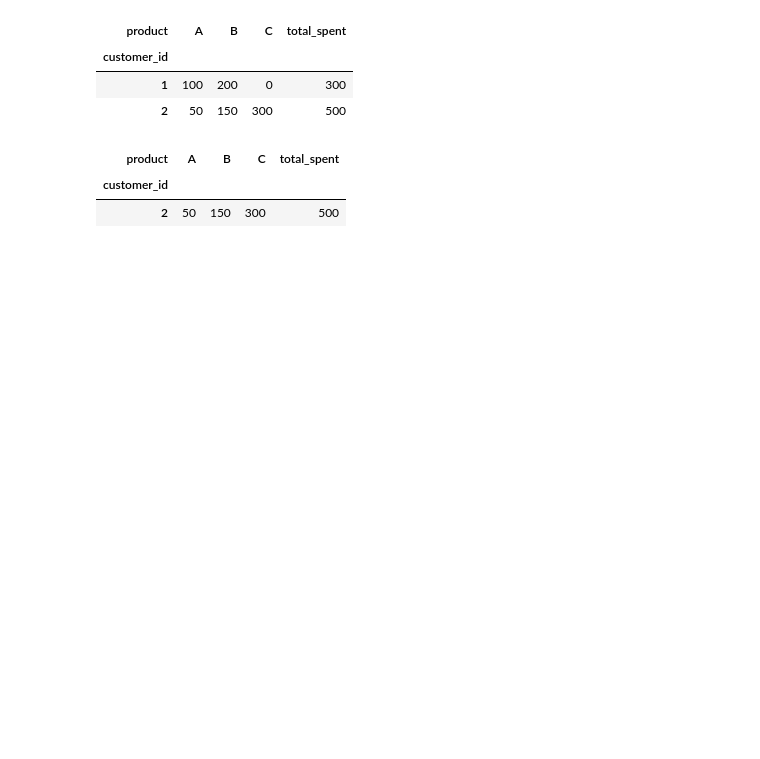
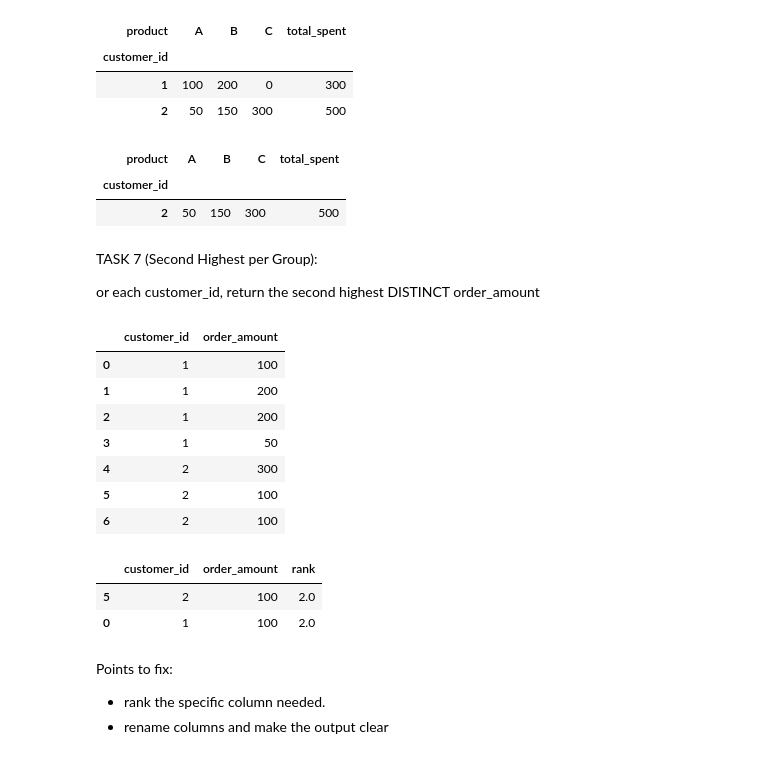
Before and after one commit to tharina11/Python-Projects, a Jupyter notebook: 6. Pandas Exercises/notebooks/Misc_pandas_tasks.ipynb, the cells around one changed output. Cells and saved outputs as stored; diff of their text form; code cells hidden in the pictures; blank space fills up the shorter version.

```diff
--- a/6. Pandas Exercises/notebooks/Misc_pandas_tasks.ipynb
+++ b/6. Pandas Exercises/notebooks/Misc_pandas_tasks.ipynb
@@ -377,3 +377,40 @@ top_customer
 | product | A | B | C | total_spent |
 | customer_id |  |  |  |  |
 | 2 | 50 | 150 | 300 | 500 |
+# %% [markdown]
+TASK 7 (Second Highest per Group):
+
+or each customer_id, return the second highest DISTINCT order_amount
+# %%
+# Define the data
+data = {
+    'customer_id': [1, 1, 1, 1, 2, 2, 2],
+    'order_amount': [100, 200, 200, 50, 300, 100, 100]
+}
+
+# Create the DataFrame
+df = pd.DataFrame(data)
+df
+# %% [output]
+|  | customer_id | order_amount |
+| 0 | 1 | 100 |
+| 1 | 1 | 200 |
+| 2 | 1 | 200 |
+| 3 | 1 | 50 |
+| 4 | 2 | 300 |
+| 5 | 2 | 100 |
+| 6 | 2 | 100 |
+# %%
+df = df.drop_duplicates()
+df = df.sort_values(['customer_id', 'order_amount'], ascending = False)
+df['rank'] = df.groupby('customer_id')['order_amount'].rank('dense', ascending=False)
+df.loc[df['rank']== 2]
+# %% [output]
+|  | customer_id | order_amount | rank |
+| 5 | 2 | 100 | 2.0 |
+| 0 | 1 | 100 | 2.0 |
+# %% [markdown]
+Points to fix:
+
+- rank the specific column needed.
+- rename columns and make the output clear
```
Also changed, not shown: parts of 3 cells of this notebook.
